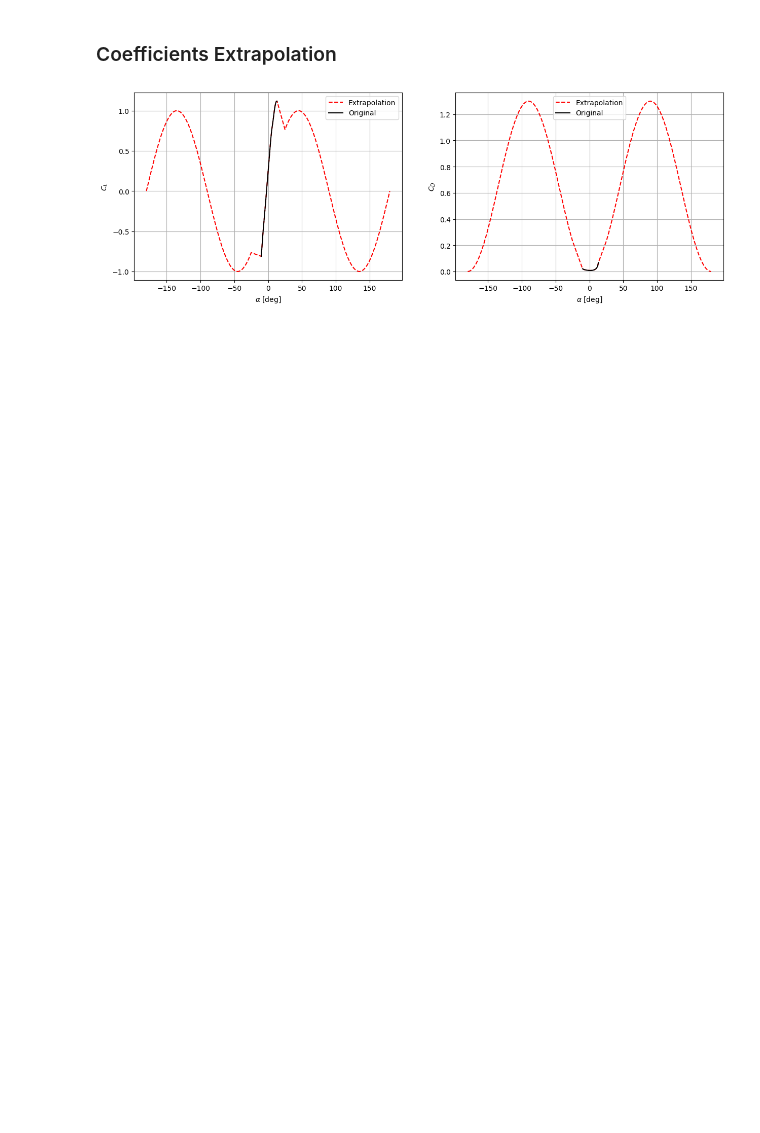
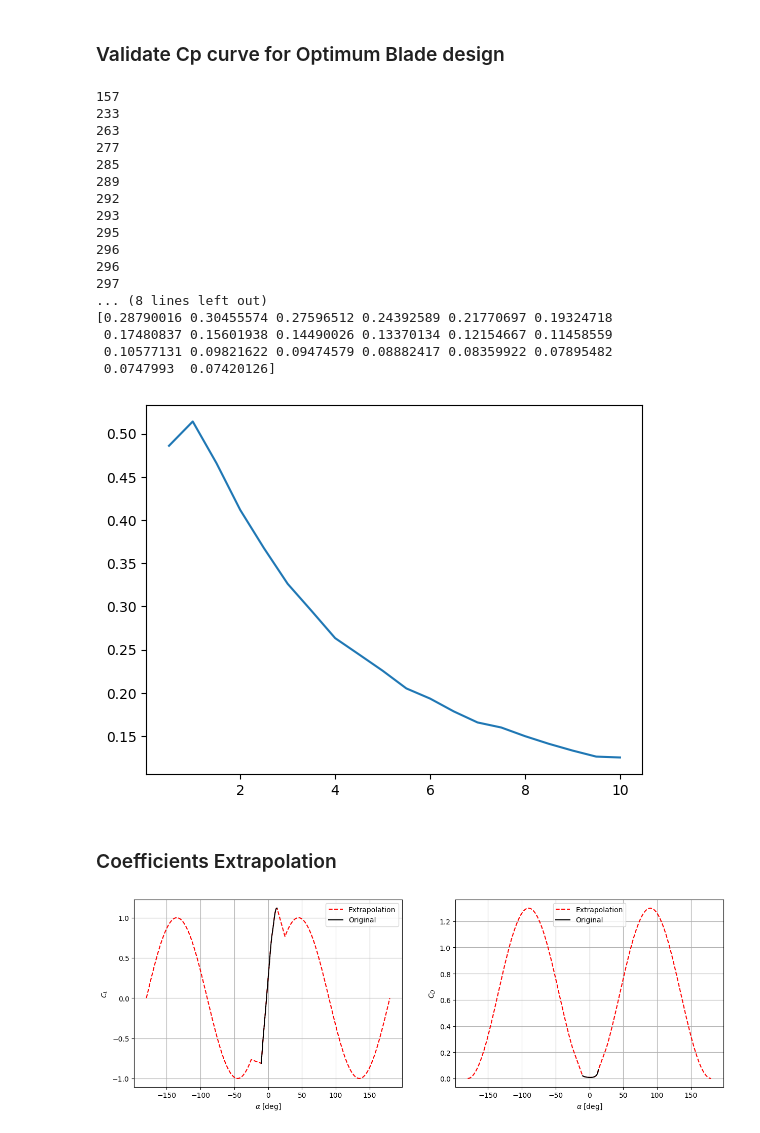
Before and after one commit to Widmark-Kaue/BEMT, a Jupyter notebook: case.ipynb, the cells around one changed output. Saved outputs shown, nothing was run; the diff lists cells and outputs as text; code cells hidden in the pictures; blank space fills up the shorter version.

```diff
--- a/case.ipynb
+++ b/case.ipynb
@@ -28,3 +33,41 @@ plt.show()
+# %% [markdown]
+### Validate Cp curve for Optimum Blade design
+# %%
+rotor_2 = blade_design('s834', 10, 2, number_of_sections=300, plot=False, tip_correction_model='')
+
+TSR = np.arange(0.5, 10.5,  0.5)
+Cp = np.zeros(len(TSR))
+for i, tsr in enumerate(TSR):
+    cond = rotor_2['x']/tsr <= 1
+    a = rotor_2['a'][cond].to_numpy()
+    a_line = rotor_2['a_line'][cond].to_numpy()
+    x = rotor_2['x'][cond].to_numpy()
+
+    # func = interp1d(np.linspace(0, tsr, len(a)), a_line*(1 -a) *x**3, kind='cubic')
+    # Cp[i] = 8/(tsr**2) * quad(func, 0, tsr)[0]
+    Cp[i] = 8*tsr**2 * np.trapezoid(a_line*(1 - a)*x**3, np.linspace(0, 1, len(x)))
+
+plt.plot(TSR, Cp*27/16)
+plt.show()
+# %% [output]
+157
+233
+263
+277
+285
+289
+292
+293
+295
+296
+296
+297
+... (8 lines left out)
+[0.28790016 0.30455574 0.27596512 0.24392589 0.21770697 0.19324718
+ 0.17480837 0.15601938 0.14490026 0.13370134 0.12154667 0.11458559
+ 0.10577131 0.09821622 0.09474579 0.08882417 0.08359922 0.07895482
+ 0.0747993  0.07420126]
+[figure, added]
 # %% [markdown]
 ### Coefficients Extrapolation
 # %%
```
Also changed, not shown: parts of 5 cells of this notebook.
